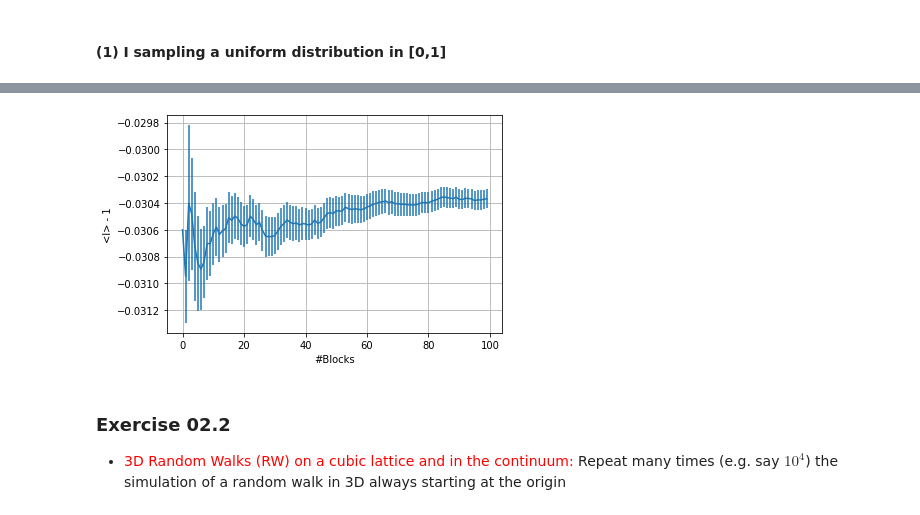
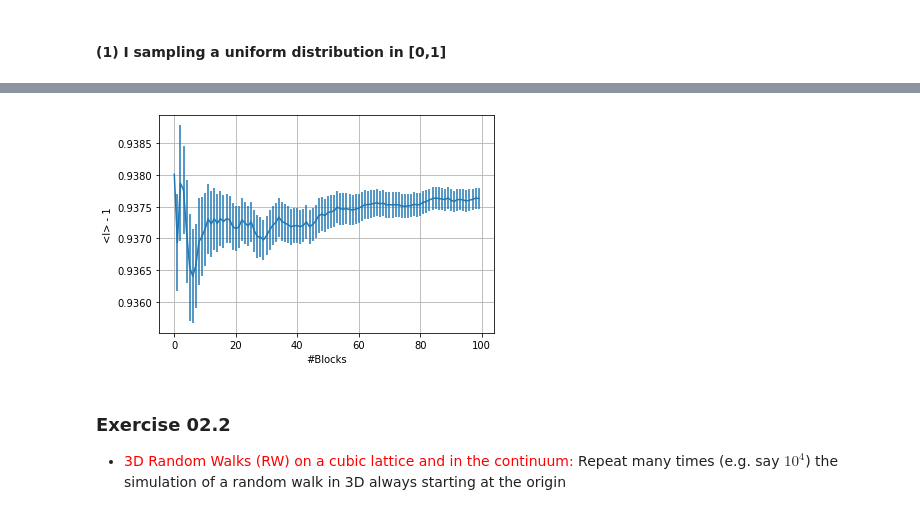
Before and after one commit to mattbona/numerical-simulation-laboratory, a Jupyter notebook: NSL-02/jupyter/LSN_Exercises_02.ipynb, the cells around one changed output, grey strips where cells are left out. Saved outputs shown, nothing was run; the diff lists cells and outputs as text; code cells hidden in the pictures.

```diff
--- a/NSL-02/jupyter/LSN_Exercises_02.ipynb
+++ b/NSL-02/jupyter/LSN_Exercises_02.ipynb
@@ -43,14 +57,14 @@ where $x_i$ are random variables drawn from a uniform distribution  in [0,1].
 # %%
 prog_average = np.loadtxt("../data/EX02_1(2).dat", usecols=0)
 prog_error = np.loadtxt("../data/EX02_1(2).dat", usecols=1)
 
-plt.errorbar(x, prog_average -1 , yerr=prog_error)
+plt.errorbar(x, prog_average , yerr=prog_error)
 plt.xlabel('#Blocks')
 plt.ylabel('<I> - 1')
 plt.grid(True)
 plt.show()
 # %% [output]
-[figure, old version]
+[figure, new version]
 # %% [markdown]
 ### Exercise 02.2
 - <span style="color:red">3D Random Walks (RW) on a cubic lattice and in the continuum:</span> Repeat many times (e.g. say $10^4$) the simulation of a random walk in 3D always starting at the origin
```
Also changed, not shown: parts of 4 cells of this notebook, 4 other files.
